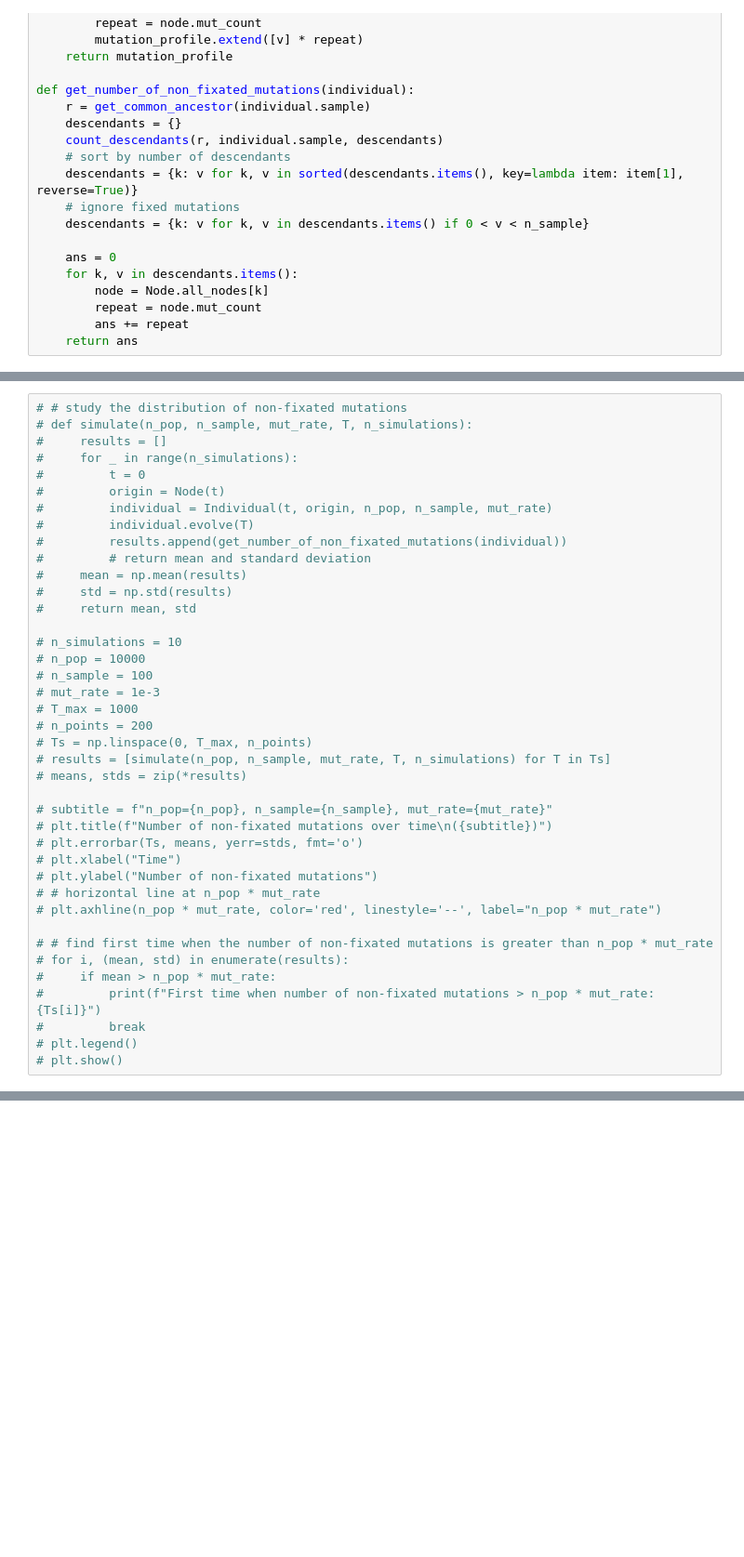
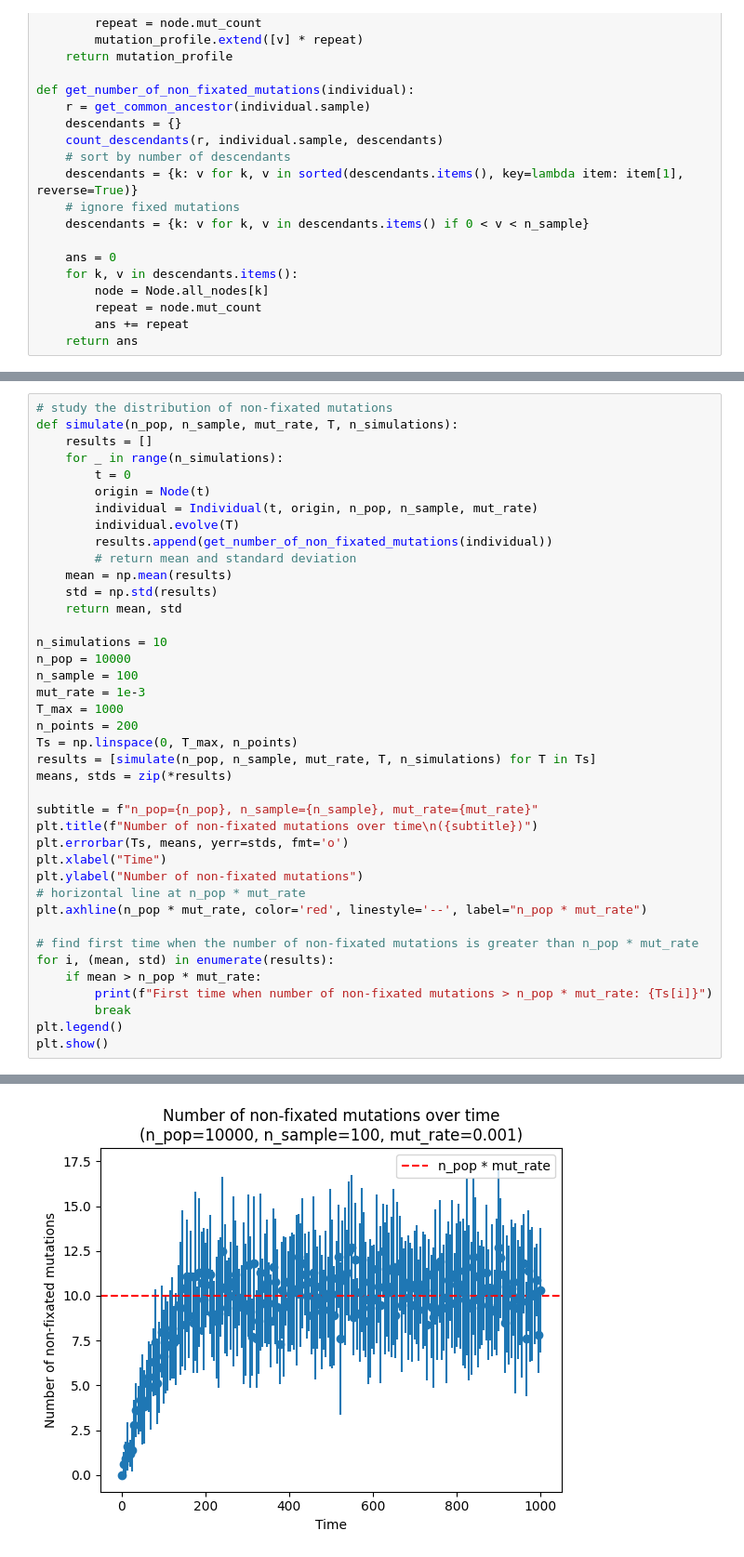
Before and after one commit to bissectra/psc, a Jupyter notebook: coalesce2.ipynb, the cells around one changed output, grey strips where cells are left out. Shown at 93% size. Cells and saved outputs as stored; diff of their text form; blank space fills up the shorter version.

```diff
--- a/coalesce2.ipynb
+++ b/coalesce2.ipynb
@@ -228,40 +216,41 @@ Number of non-fixated mutations in individual c: 0
 # %%
-# # study the distribution of non-fixated mutations
-# def simulate(n_pop, n_sample, mut_rate, T, n_simulations):
-#     results = []
-#     for _ in range(n_simulations):
-#         t = 0
-#         origin = Node(t)
-#         individual = Individual(t, origin, n_pop, n_sample, mut_rate)
-#         individual.evolve(T)
-#         results.append(get_number_of_non_fixated_mutations(individual))
-#         # return mean and standard deviation
-#     mean = np.mean(results)
-#     std = np.std(results)
-#     return mean, std
+# study the distribution of non-fixated mutations
+def simulate(n_pop, n_sample, mut_rate, T, n_simulations):
+    results = []
+    for _ in range(n_simulations):
+        t = 0
+        origin = Node(t)
+        individual = Individual(t, origin, n_pop, n_sample, mut_rate)
+        individual.evolve(T)
+        results.append(get_number_of_non_fixated_mutations(individual))
+        # return mean and standard deviation
+    mean = np.mean(results)
+    std = np.std(results)
+    return mean, std
 
-# n_simulations = 10
-# n_pop = 10000
-# n_sample = 100
-# mut_rate = 1e-3
-# T_max = 1000
-# n_points = 200
-# Ts = np.linspace(0, T_max, n_points)
-# results = [simulate(n_pop, n_sample, mut_rate, T, n_simulations) for T in Ts]
-# means, stds = zip(*results)
+n_simulations = 10
+n_pop = 10000
+n_sample = 100
+mut_rate = 1e-3
+T_max = 1000
+n_points = 200
+Ts = np.linspace(0, T_max, n_points)
+results = [simulate(n_pop, n_sample, mut_rate, T, n_simulations) for T in Ts]
+means, stds = zip(*results)
 
-# subtitle = f"n_pop={n_pop}, n_sample={n_sample}, mut_rate={mut_rate}"
-# plt.title(f"Number of non-fixated mutations over time\n({subtitle})")
-# plt.errorbar(Ts, means, yerr=stds, fmt='o')
-# plt.xlabel("Time")
-# plt.ylabel("Number of non-fixated mutations")
-# # horizontal line at n_pop * mut_rate
-# plt.axhline(n_pop * mut_rate, color='red', linestyle='--', label="n_pop * mut_rate")
+subtitle = f"n_pop={n_pop}, n_sample={n_sample}, mut_rate={mut_rate}"
+plt.title(f"Number of non-fixated mutations over time\n({subtitle})")
+plt.errorbar(Ts, means, yerr=stds, fmt='o')
+plt.xlabel("Time")
+plt.ylabel("Number of non-fixated mutations")
+# horizontal line at n_pop * mut_rate
+plt.axhline(n_pop * mut_rate, color='red', linestyle='--', label="n_pop * mut_rate")
 
-# # find first time when the number of non-fixated mutations is greater than n_pop * mut_rate
-# for i, (mean, std) in enumerate(results):
-#     if mean > n_pop * mut_rate:
-#         print(f"First time when number of non-fixated mutations > n_pop * mut_rate: {Ts[i]}")
-#         break
-# plt.legend()
-# plt.show()
+# find first time when the number of non-fixated mutations is greater than n_pop * mut_rate
+for i, (mean, std) in enumerate(results):
+    if mean > n_pop * mut_rate:
+        print(f"First time when number of non-fixated mutations > n_pop * mut_rate: {Ts[i]}")
+        break
+plt.legend()
+plt.show()
+# %% [output]
@@ -267,0 +258 @@ Number of non-fixated mutations in individual c: 0
+[figure, added]
```
Also changed, not shown: parts of 5 cells of this notebook, 1 other file.
